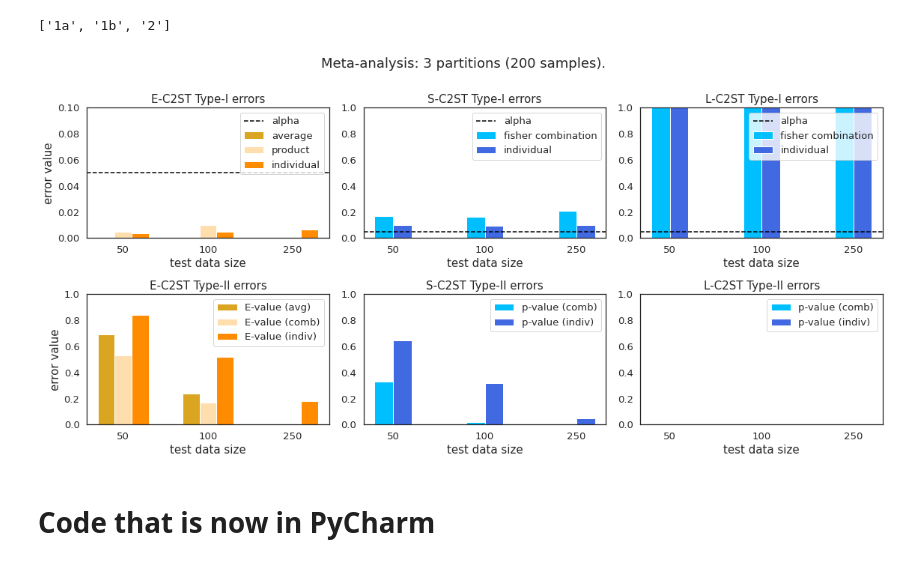
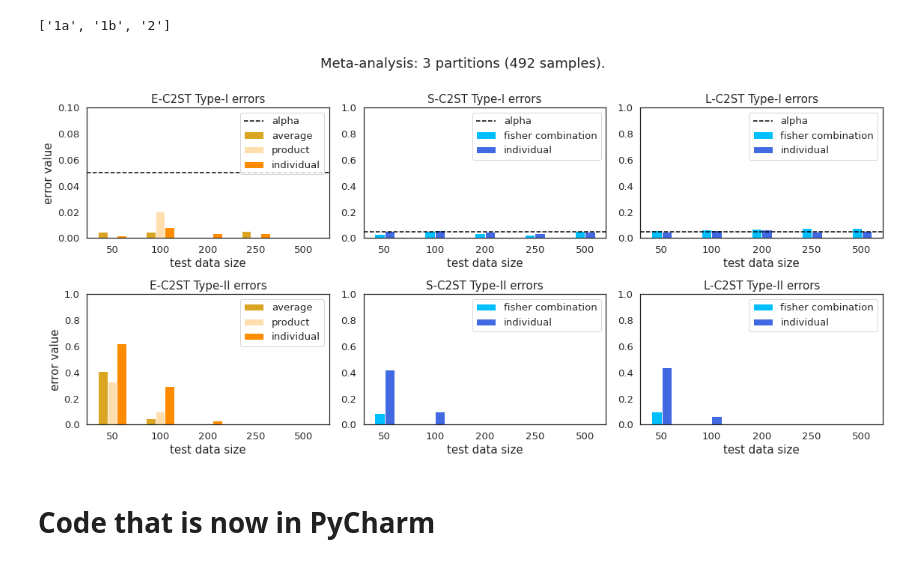
Before and after one commit to tpandeva/c2st-e, a Jupyter notebook: remote_notebooks/C2ST_fastmri_plus_loading.ipynb, the cells around one changed output. Cells and saved outputs as stored; diff of their text form; code cells hidden in the pictures.

```diff
--- a/remote_notebooks/C2ST_fastmri_plus_loading.ipynb
+++ b/remote_notebooks/C2ST_fastmri_plus_loading.ipynb
@@ -473,12 +497,13 @@ plt.show()
 
 # print(len(all_results_dicts))
 # %%
-# 100 samples, sizes (200, 400, 1K), Type-II
-meta_analysis_folder2 = Path("/home/timsey/Projects/c2st-e/results/mri/meta_analysis_sept26/")
-# 100 samples, sizes (200, 400, 1K), Type-Ia&1b
-meta_analysis_folder1 = Path("/home/timsey/Projects/c2st-e/results/mri/meta_analysis_sept27")
+# # 100 samples, sizes (200, 400, 1K), Type-II
+# meta_analysis_folder2 = Path("/home/timsey/Projects/c2st-e/results/mri/meta_analysis_sept26/")
+# # 100 samples, sizes (200, 400, 1K), Type-Ia&1b
+# meta_analysis_folder1 = Path("/home/timsey/Projects/c2st-e/results/mri/meta_analysis_sept27")
+# meta_analysis_folders = [meta_analysis_folder1, meta_analysis_folder2]
 
-meta_analysis_folders = [meta_analysis_folder1, meta_analysis_folder2]
+meta_analysis_folders = [Path("/home/timsey/Projects/c2st-e/results/ivi_results/mri/meta_analysis_oct10_ivi")]
 
 all_results_dicts = []
 for meta_analysis_folder in meta_analysis_folders:
@@ -811,6 +837,17 @@ for i, setting in enumerate(settings):
 
     width=0.2
     xs = np.array(list(range(len(e_error_vals))))
+    sorter = np.argsort([int(blabel) for blabel in bar_labels])
+
+    # Sort stuff
+    bar_labels = np.array(bar_labels)[sorter]
+    e_error_vals = np.array(e_error_vals)[sorter]
+    e_by_avg_error_vals = np.array(e_by_avg_error_vals)[sorter]
+    p_error_vals = np.array(p_error_vals)[sorter]
+    pl_error_vals = np.array(pl_error_vals)[sorter]
+    e_error_vals_indiv_avg = np.array(e_error_vals_indiv_avg)[sorter]
+    p_error_vals_indiv_avg = np.array(p_error_vals_indiv_avg)[sorter]
+    pl_error_vals_indiv_avg = np.array(pl_error_vals_indiv_avg)[sorter]
 
     if "1" in setting:
         if seen_1s == 0:
@@ -856,47 +893,47 @@ for i, setting in enumerate(settings):
             raise RunTimeError()
     else:
         plt.subplot(num_settings, 3, 4)
-        plt.bar(xs-width, e_by_avg_error_vals, width=width, label="E-value (avg)", color="goldenrod")
-        plt.bar(xs, e_error_vals, width=width, label="E-value (comb)", color="navajowhite")
-        plt.bar(xs+width, e_error_vals_indiv_avg, width=width, label="E-value (indiv)", color="darkorange")
+        plt.bar(xs-width, e_by_avg_error_vals, width=width, label="average", color="goldenrod")
+        plt.bar(xs, e_error_vals, width=width, label="product", color="navajowhite")
+        plt.bar(xs+width, e_error_vals_indiv_avg, width=width, label="individual", color="darkorange")
         plt.title(f"E-C2ST Type-II errors", fontsize=15)
         plt.xlabel("test data size", fontsize=15)
         plt.xticks(xs, bar_labels)
         plt.ylabel("error value", fontsize=15)
         plt.ylim(0, 1)
         plt.legend(loc="upper right")
 
         plt.subplot(num_settings, 3, 5)
-        plt.bar(xs-width/2, p_error_vals, width=width, label="p-value (comb)", color="deepskyblue")
-        plt.bar(xs+width/2, p_error_vals_indiv_avg, width=width, label="p-value (indiv)", color="royalblue")
+        plt.bar(xs-width/2, p_error_vals, width=width, label="fisher combination", color="deepskyblue")
+        plt.bar(xs+width/2, p_error_vals_indiv_avg, width=width, label="individual", color="royalblue")
         plt.title(f"S-C2ST Type-II errors", fontsize=15)
         plt.xlabel("test data size", fontsize=15)
         plt.xticks(xs, bar_labels)
         plt.ylim(0, 1)
         plt.legend(loc="upper right")
 
         plt.subplot(num_settings, 3, 6)
-        plt.bar(xs-width/2, pl_error_vals, width=width, label="p-value (comb)", color="deepskyblue")
-        plt.bar(xs+width/2, pl_error_vals_indiv_avg, width=width, label="p-value (indiv)", color="royalblue")
+        plt.bar(xs-width/2, pl_error_vals, width=width, label="fisher combination", color="deepskyblue")
+        plt.bar(xs+width/2, pl_error_vals_indiv_avg, width=width, label="individual", color="royalblue")
         plt.title(f"L-C2ST Type-II errors", fontsize=15)
         plt.xlabel("test data size", fontsize=15)
         plt.xticks(xs, bar_labels)
         plt.ylim(0, 1)
         plt.legend(loc="upper right")
 
 plt.tight_layout(rect=[0, 0.03, 1, 0.98])
 
 if save_figs:
     plot_save_dir = save_dir
     plot_save_dir.mkdir(parents=True, exist_ok=True)
     save_name = f"mri_meta_1comb_{'_'.join(settings)}_withavg"
     plt.savefig(plot_save_dir / (save_name + ".pdf"), dpi=300)
     plt.savefig(plot_save_dir / (save_name + ".svg"), dpi=300)
     plt.savefig(plot_save_dir / (save_name + ".png"), dpi=300)
 
 plt.show()
 # %% [output]
-[figure, old version]
+[figure, new version]
 # %%
 # Table for meta analysis?
 # %%
```
Also changed, not shown: parts of 10 cells of this notebook.
